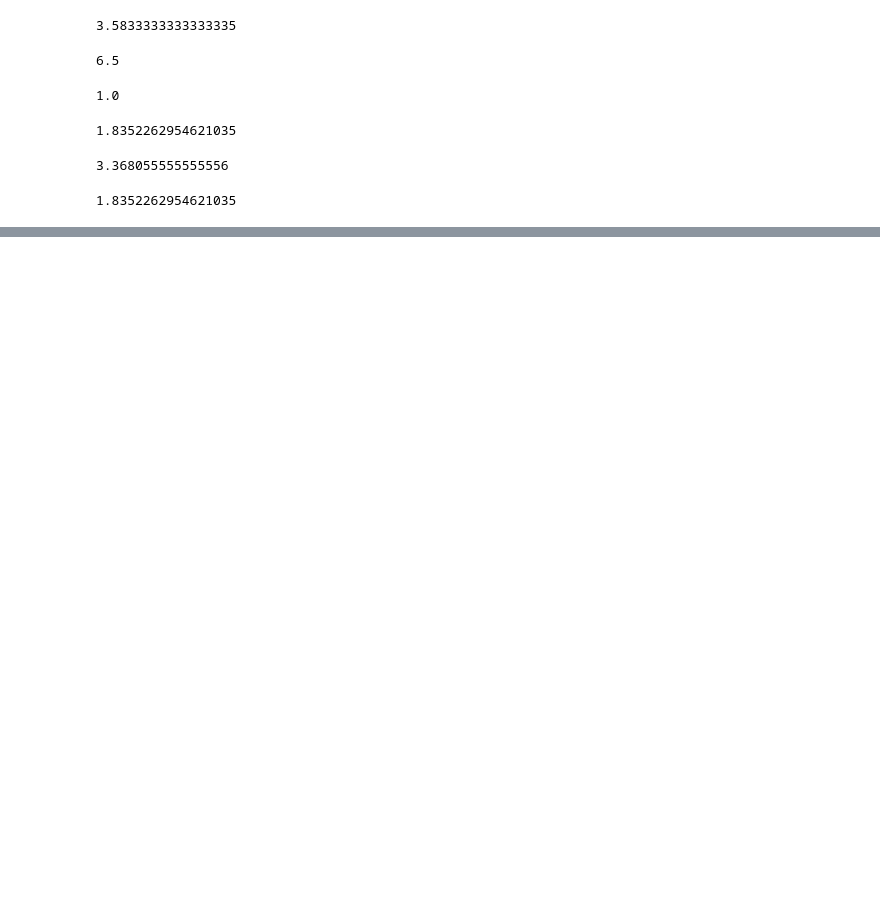
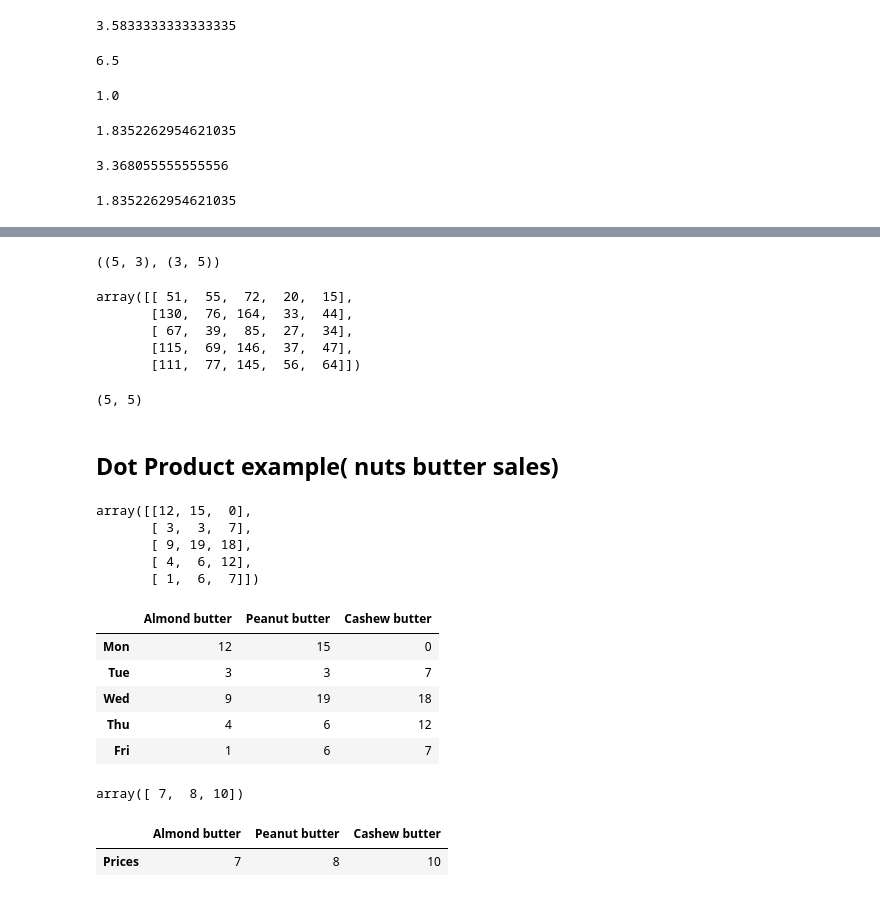
Before and after one commit to Minhajul99/Machine-Learning, a Jupyter notebook: NumPy.ipynb, the cells around one changed output, grey strips where cells are left out. Drawn from its saved outputs; the diff is of its cells as text; code cells hidden in the pictures; blank space fills up the shorter version.

```diff
--- a/NumPy.ipynb
+++ b/NumPy.ipynb
@@ -380,0 +580,58 @@ np.sqrt(np.var(a2))
+# %%
+mat1.shape , mat2.T.shape
+# %% [output]
+((5, 3), (3, 5))
+# %%
+mat3 = np.dot(mat1, mat2.T)
+mat3
+# %% [output]
+array([[ 51,  55,  72,  20,  15],
+       [130,  76, 164,  33,  44],
+       [ 67,  39,  85,  27,  34],
+       [115,  69, 146,  37,  47],
+       [111,  77, 145,  56,  64]])
+# %%
+mat3.shape
+# %% [output]
+(5, 5)
+# %% [markdown]
+## Dot Product example( nuts butter sales)
+# %%
+np.random.seed(0)
+# Numbers of jars sales
+sales_amounts = np.random.randint(20, size=(5,3))
+sales_amounts
+# %% [output]
+array([[12, 15,  0],
+       [ 3,  3,  7],
+       [ 9, 19, 18],
+       [ 4,  6, 12],
+       [ 1,  6,  7]])
+# %%
+# Create weakly sales DataFrame
+weekly_sales=pd.DataFrame(sales_amounts,
+                          index=["Mon","Tue","Wed","Thu","Fri"],
+                          columns=["Almond butter","Peanut butter","Cashew butter"])
+weekly_sales
+# %% [output]
+|  | Almond butter | Peanut butter | Cashew butter |
+| Mon | 12 | 15 | 0 |
+| Tue | 3 | 3 | 7 |
+| Wed | 9 | 19 | 18 |
+| Thu | 4 | 6 | 12 |
+| Fri | 1 | 6 | 7 |
+# %%
+# Create Prices Array
+prices = np.array([7,8,10])
+prices
+# %% [output]
+array([ 7,  8, 10])
+# %%
+# Create Butter Prices DataFrame
+butter_prices = pd.DataFrame(prices.reshape(1,3),
+                            index=["Prices"],
+                            columns=["Almond butter","Peanut butter","Cashew butter"])
+butter_prices
+# %% [output]
+|  | Almond butter | Peanut butter | Cashew butter |
+| Prices | 7 | 8 | 10 |
```
Also changed, not shown: parts of 74 cells of this notebook, 3 other files.
